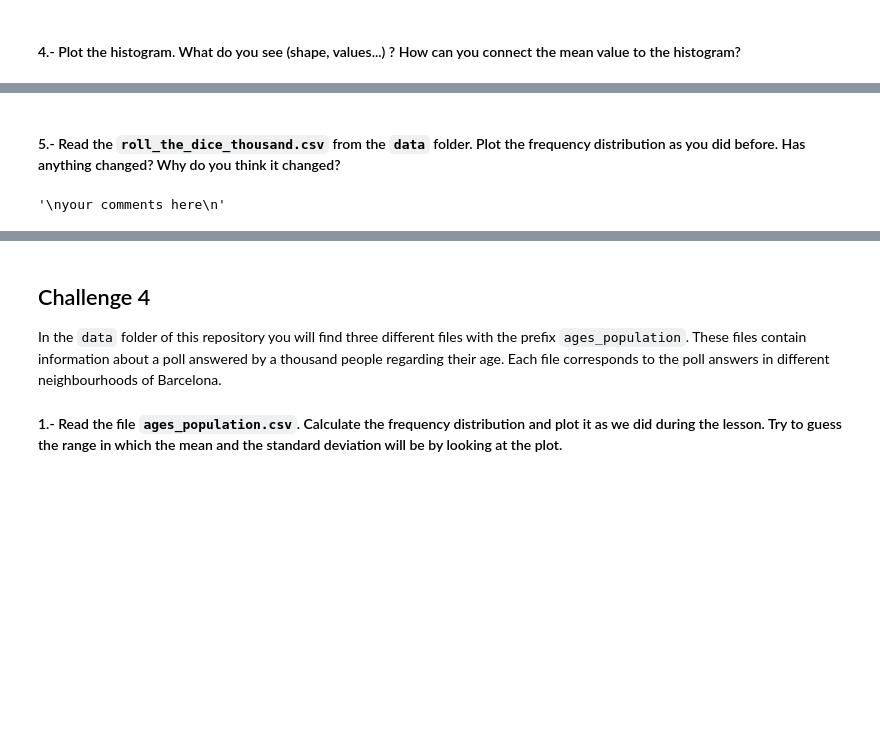
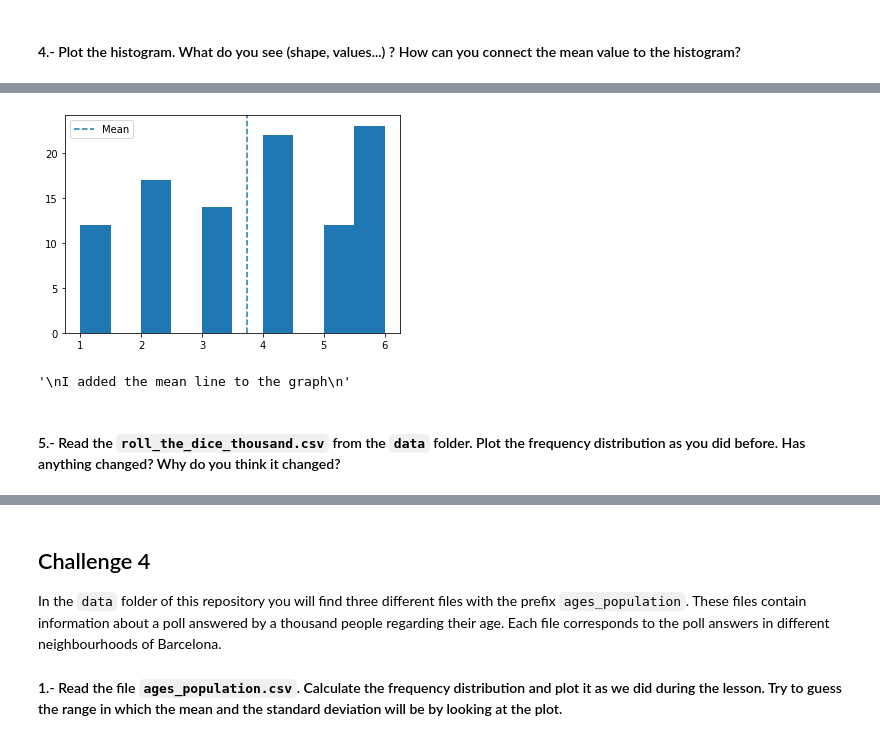
Before and after one commit to ta-data-lis/lab-understanding-descriptive-stats, a Jupyter notebook: your-code/main.ipynb, the cells around one changed output, grey strips where cells are left out. Cells and saved outputs as stored; diff of their text form; code cells hidden in the pictures; blank space fills up the shorter version.

```diff
--- a/your-code/main.ipynb
+++ b/your-code/main.ipynb
@@ -131,2 +179,17 @@ your comments here
+# %%
+mean = roll_the_dice_hundred['value'].mean()
+
+plt.hist(roll_the_dice_hundred['value'])
+plt.axvline(mean, label = 'Mean', linestyle = '--')
+plt.legend()
+plt.show()
+# %% [output]
+[figure, added]
+# %%
+"""
+I added the mean line to the graph
+"""
+# %% [output]
+'\nI added the mean line to the graph\n'
 # %% [markdown]
 #### 5.- Read the `roll_the_dice_thousand.csv` from the `data` folder. Plot the frequency distribution as you did before. Has anything changed? Why do you think it changed?
@@ -135,6 +195,0 @@ your comments here
-# %%
-"""
-your comments here
-"""
-# %% [output]
-'\nyour comments here\n'
```
Also changed, not shown: parts of 61 cells of this notebook.
